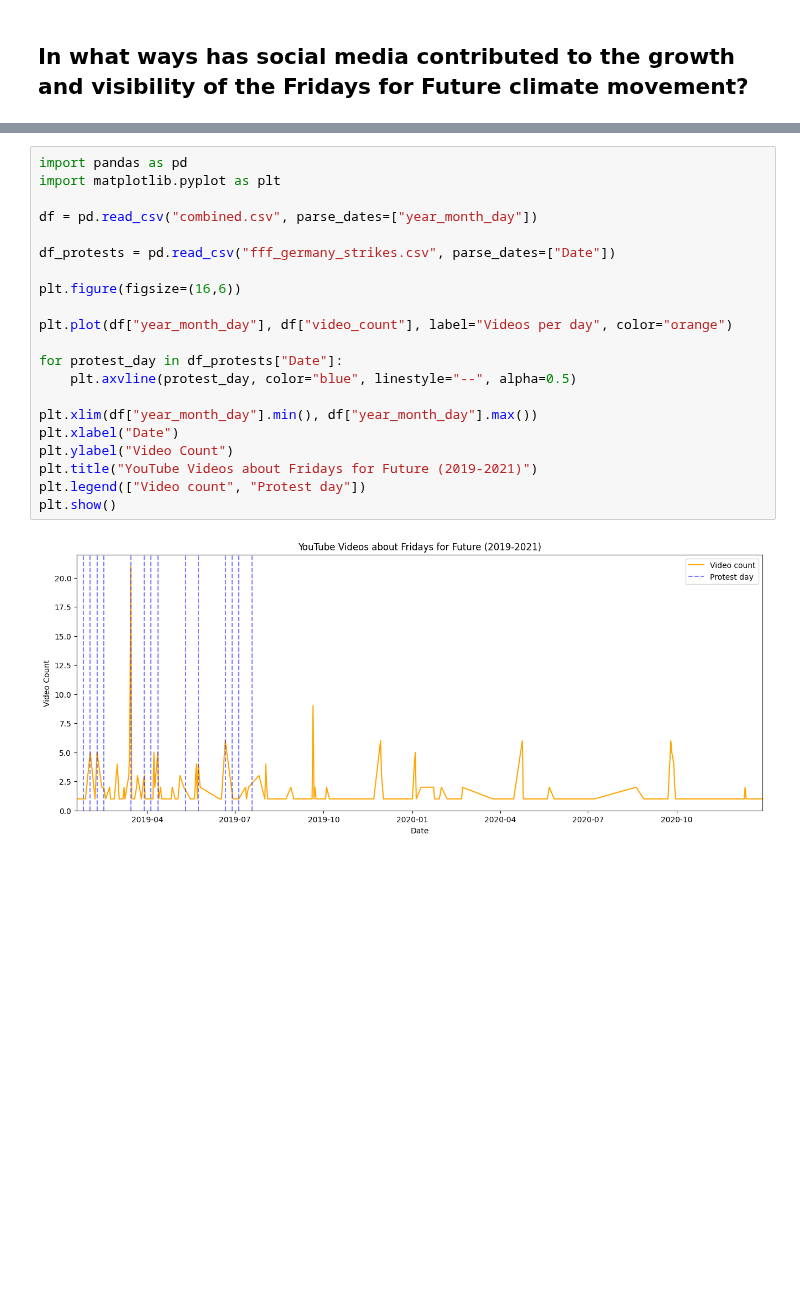
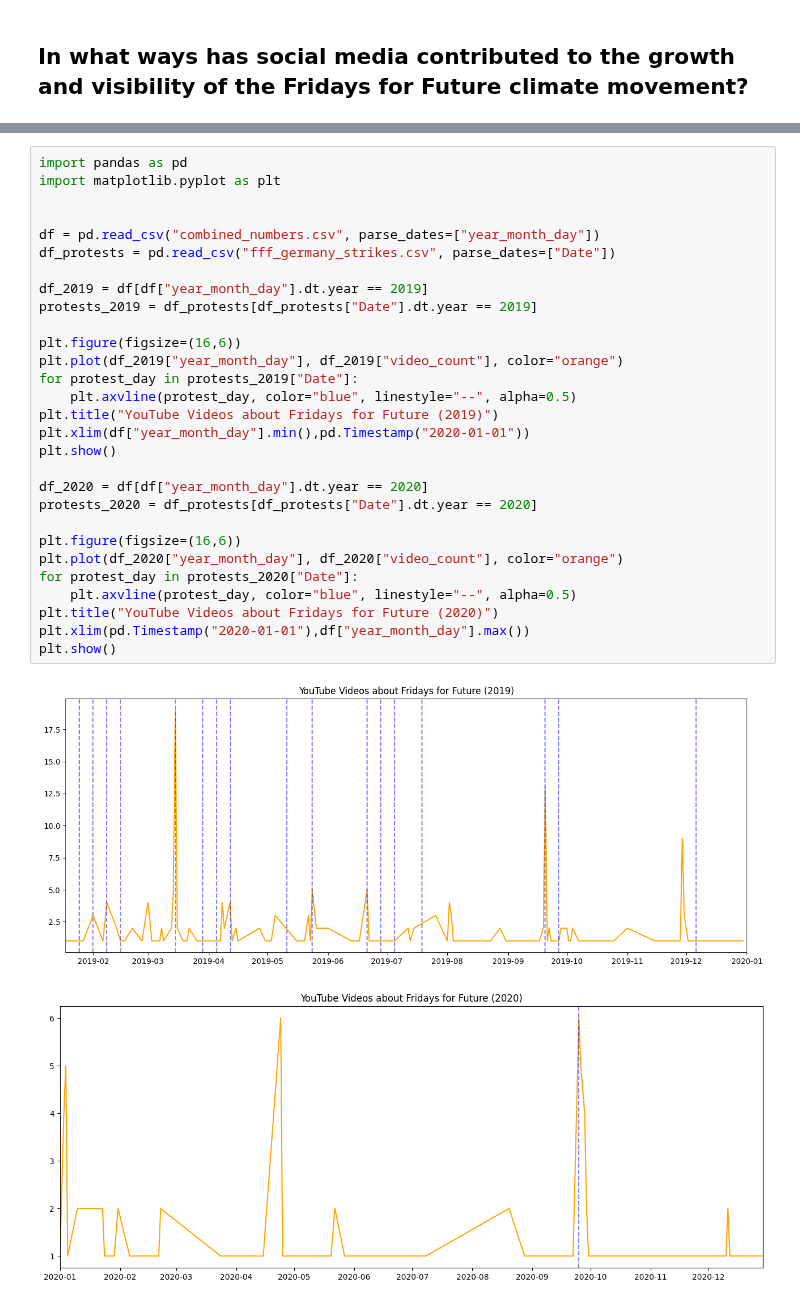
Before and after one commit to DataDivasCAU/DataDivas, a Jupyter notebook: Diana/Question 3/question_3.ipynb, the cells around one changed output, grey strips where cells are left out. Drawn from its saved outputs; the diff is of its cells as text; blank space fills up the shorter version.

```diff
--- a/Diana/Question 3/question_3.ipynb
+++ b/Diana/Question 3/question_3.ipynb
@@ -289,23 +310,32 @@ print(df_germany)
 # %%
 import pandas as pd
 import matplotlib.pyplot as plt
 
-df = pd.read_csv("combined.csv", parse_dates=["year_month_day"])
 
+df = pd.read_csv("combined_numbers.csv", parse_dates=["year_month_day"])
 df_protests = pd.read_csv("fff_germany_strikes.csv", parse_dates=["Date"])
 
+df_2019 = df[df["year_month_day"].dt.year == 2019]
+protests_2019 = df_protests[df_protests["Date"].dt.year == 2019]
+
 plt.figure(figsize=(16,6))
+plt.plot(df_2019["year_month_day"], df_2019["video_count"], color="orange")
+for protest_day in protests_2019["Date"]:
+    plt.axvline(protest_day, color="blue", linestyle="--", alpha=0.5)
+plt.title("YouTube Videos about Fridays for Future (2019)")
+plt.xlim(df["year_month_day"].min(),pd.Timestamp("2020-01-01"))
+plt.show()
 
-plt.plot(df["year_month_day"], df["video_count"], label="Videos per day", color="orange")
+df_2020 = df[df["year_month_day"].dt.year == 2020]
+protests_2020 = df_protests[df_protests["Date"].dt.year == 2020]
 
-for protest_day in df_protests["Date"]:
+plt.figure(figsize=(16,6))
+plt.plot(df_2020["year_month_day"], df_2020["video_count"], color="orange")
+for protest_day in protests_2020["Date"]:
     plt.axvline(protest_day, color="blue", linestyle="--", alpha=0.5)
-
-plt.xlim(df["year_month_day"].min(), df["year_month_day"].max())
-plt.xlabel("Date")
-plt.ylabel("Video Count")
-plt.title("YouTube Videos about Fridays for Future (2019-2021)")
-plt.legend(["Video count", "Protest day"])
+plt.title("YouTube Videos about Fridays for Future (2020)")
+plt.xlim(pd.Timestamp("2020-01-01"),df["year_month_day"].max())
 plt.show()
 # %% [output]
-[figure, old version]
+[figure, new version]
+[figure, added]
```
Also changed, not shown: parts of 13 cells of this notebook, 18 other files.
